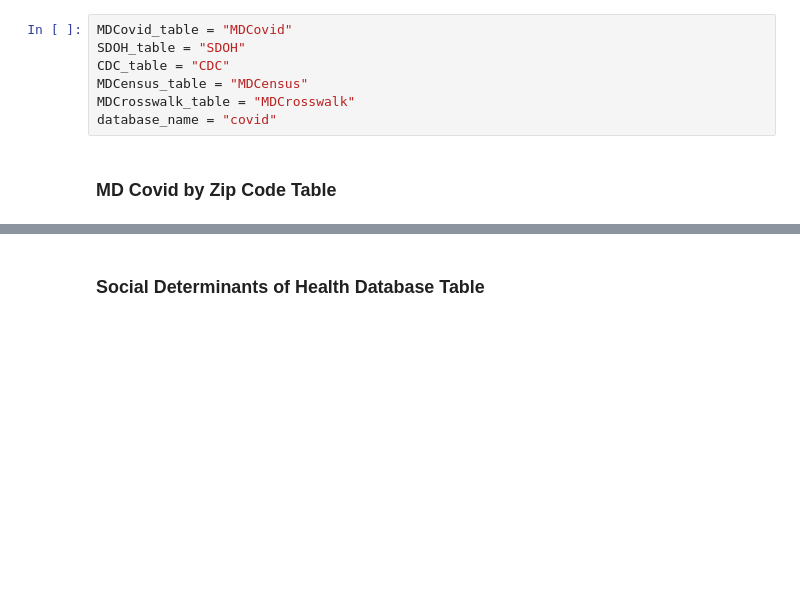
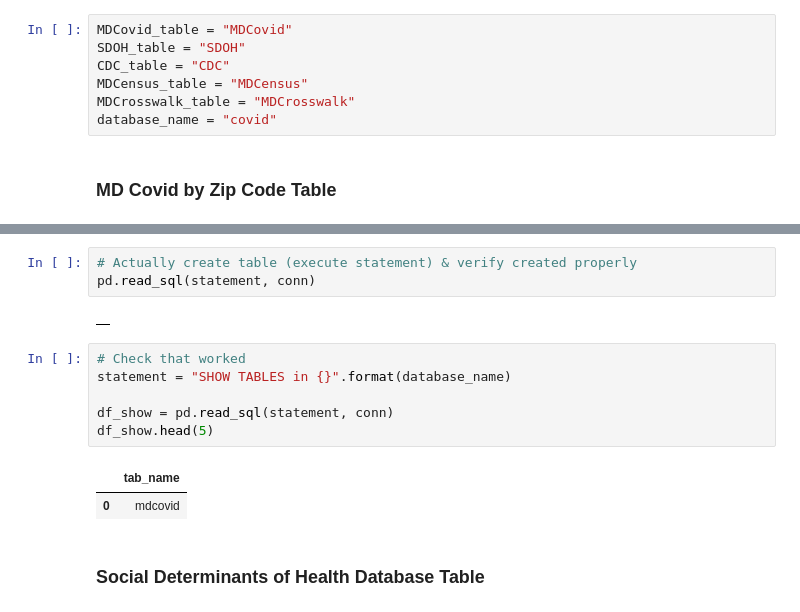
Before and after one commit to shailja-somani-0/ADS-508-Team-2, a Jupyter notebook: team2-ads508.ipynb, the cells around one changed output, grey strips where cells are left out. Drawn from its saved outputs; the diff is of its cells as text; blank space fills up the shorter version.

```diff
--- a/team2-ads508.ipynb
+++ b/team2-ads508.ipynb
@@ -119,4 +221,18 @@ CREATE EXTERNAL TABLE IF NOT EXISTS covid.MDCovid(
 TBLPROPERTIES ('skip.header.line.count'='1')
+# %%
+# Actually create table (execute statement) & verify created properly
+pd.read_sql(statement, conn)
+# %% [output]
+|  |
+# %%
+# Check that worked
+statement = "SHOW TABLES in {}".format(database_name)
+
+df_show = pd.read_sql(statement, conn)
+df_show.head(5)
+# %% [output]
+|  | tab_name |
+| 0 | mdcovid |
 # %% [markdown]
 ### Social Determinants of Health Database Table
 # %%
```
Also changed, not shown: parts of 19 cells of this notebook.
